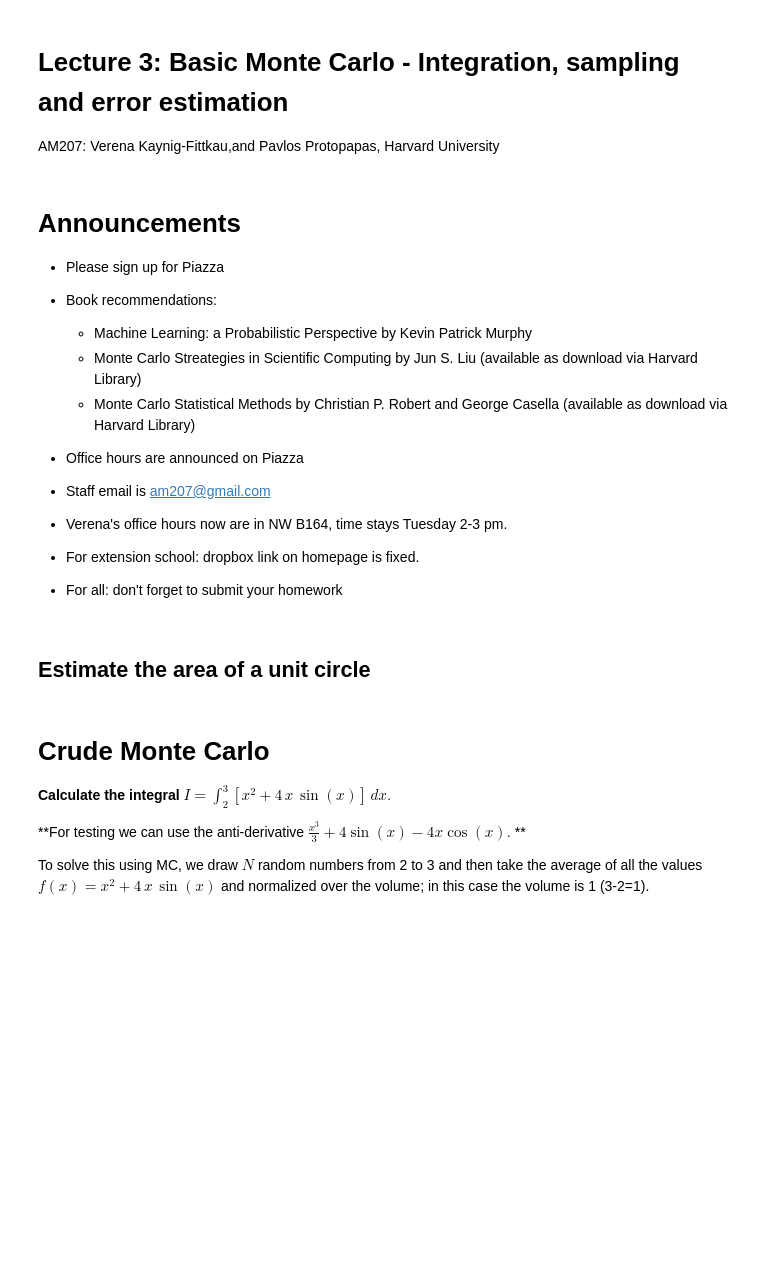
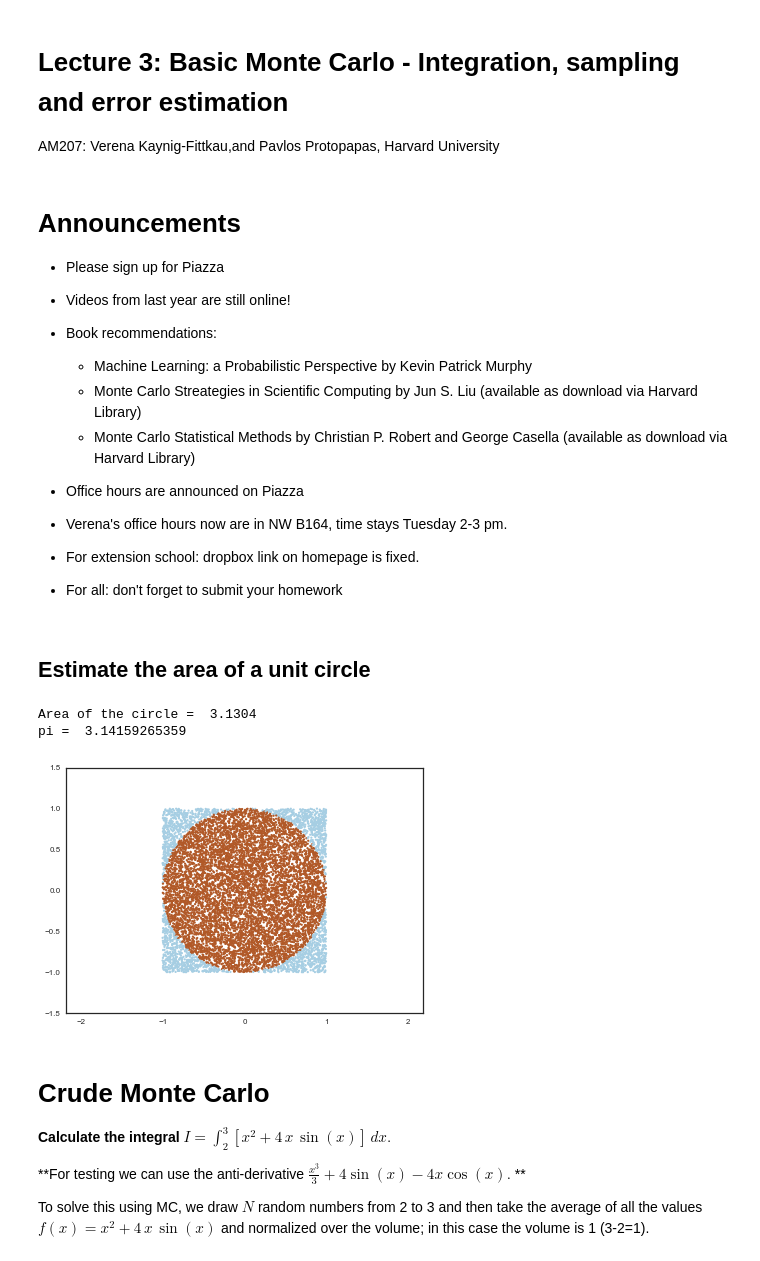
Before and after one commit to subodhchhabra/2015, a Jupyter notebook: Lectures/Lecture03_Monte_Carlo_Methods_Slides.ipynb, the cells around one changed output. Saved outputs shown, nothing was run; the diff lists cells and outputs as text; code cells hidden in the pictures; blank space fills up the shorter version.

```diff
--- a/Lectures/Lecture03_Monte_Carlo_Methods_Slides.ipynb
+++ b/Lectures/Lecture03_Monte_Carlo_Methods_Slides.ipynb
@@ -5,13 +5,13 @@ AM207: Verena Kaynig-Fittkau,and Pavlos Protopapas, Harvard University
 # Announcements
 
 - Please sign up for Piazza
+- Videos from last year are still online!
 - Book recommendations:
     - Machine Learning: a Probabilistic Perspective by Kevin Patrick Murphy
     - Monte Carlo Streategies in Scientific Computing by Jun S. Liu (available as download via Harvard Library)
     - Monte Carlo Statistical Methods by Christian P. Robert and George Casella (available as download via Harvard Library)
 
 - Office hours are announced on Piazza
-- Staff email is am207@gmail.com
 - Verena's office hours now are in NW B164, time stays Tuesday 2-3 pm.
 - For extension school: dropbox link on homepage is fixed.
 - For all: don't forget to submit your homework
@@ -29,33 +29,37 @@ sns.set_context('paper')
 # %%
 #area of the bounding box
 box_area = 4.0
 
 #number of samples
-N_total = 100000.0
+N_total = 10000.0
 
 #drawing random points uniform between -1 and 1
 X = np.random.uniform(low=-1, high=1, size=N_total)
 Y = np.random.uniform(low=-1, high=1, size=N_total)
 
 # calculate the distance of the point from the center
 distance = np.sqrt(X**2+Y**2);
 
 # check if point is inside the circle
 is_point_inside = distance<1.0
 
 # sum up the hits inside the circle
 N_inside=np.sum(is_point_inside)
 
 # estimate the circle area
 circle_area = box_area * N_inside/N_total
 
 # some nice visualization
 plt.scatter(X,Y, c=is_point_inside, s=5.0, edgecolors='none', cmap=plt.cm.Paired)
 plt.axis('equal')
 
 # text output
 print "Area of the circle = ", circle_area
 print "pi = ", np.pi
+# %% [output]
+Area of the circle =  3.1304
+pi =  3.14159265359
+[figure, added]
 # %% [markdown]
 # Crude Monte Carlo
 **Calculate the integral $ I= \int_{2}^{3} [x^2 + 4 \, x \,\sin(x)] \, dx. $**
```
Also changed, not shown: parts of 8 cells of this notebook.
